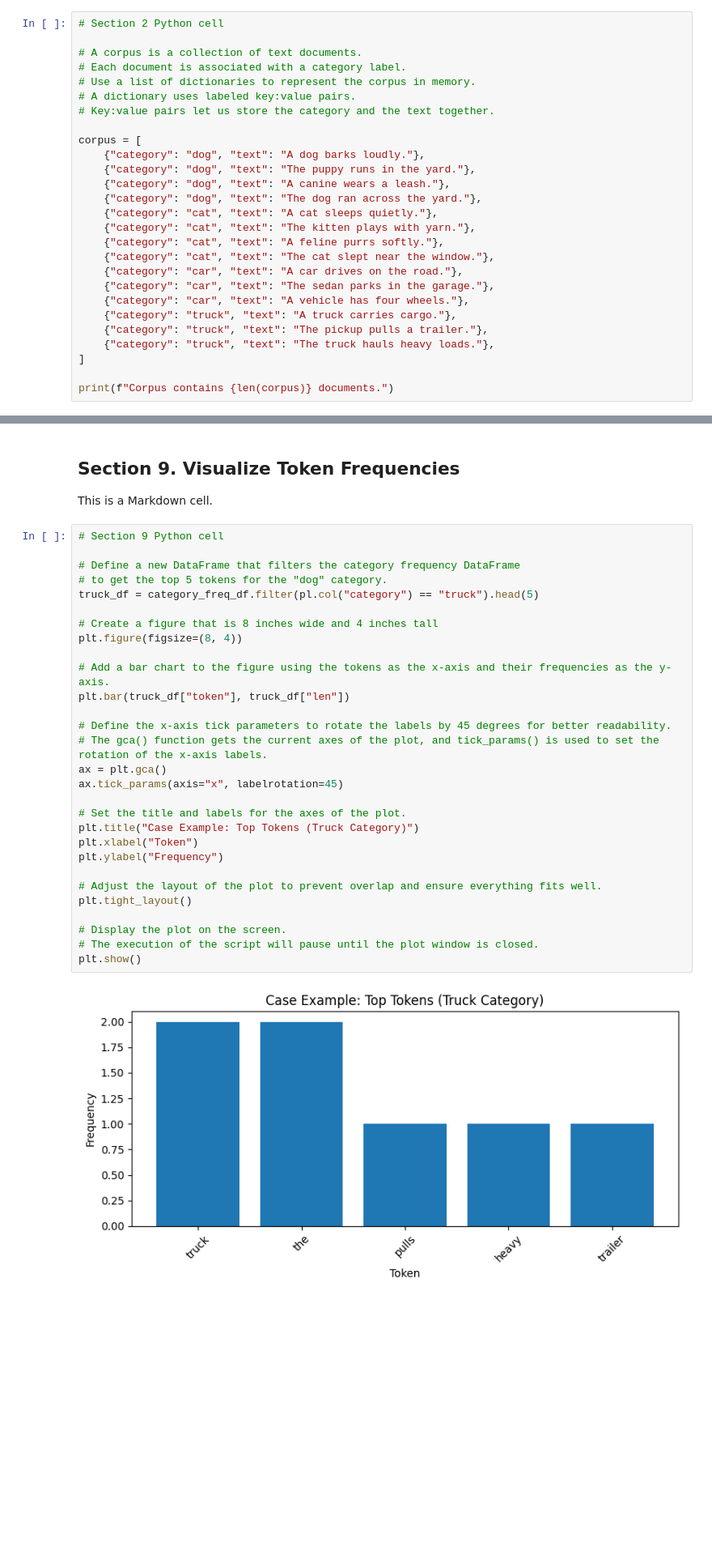
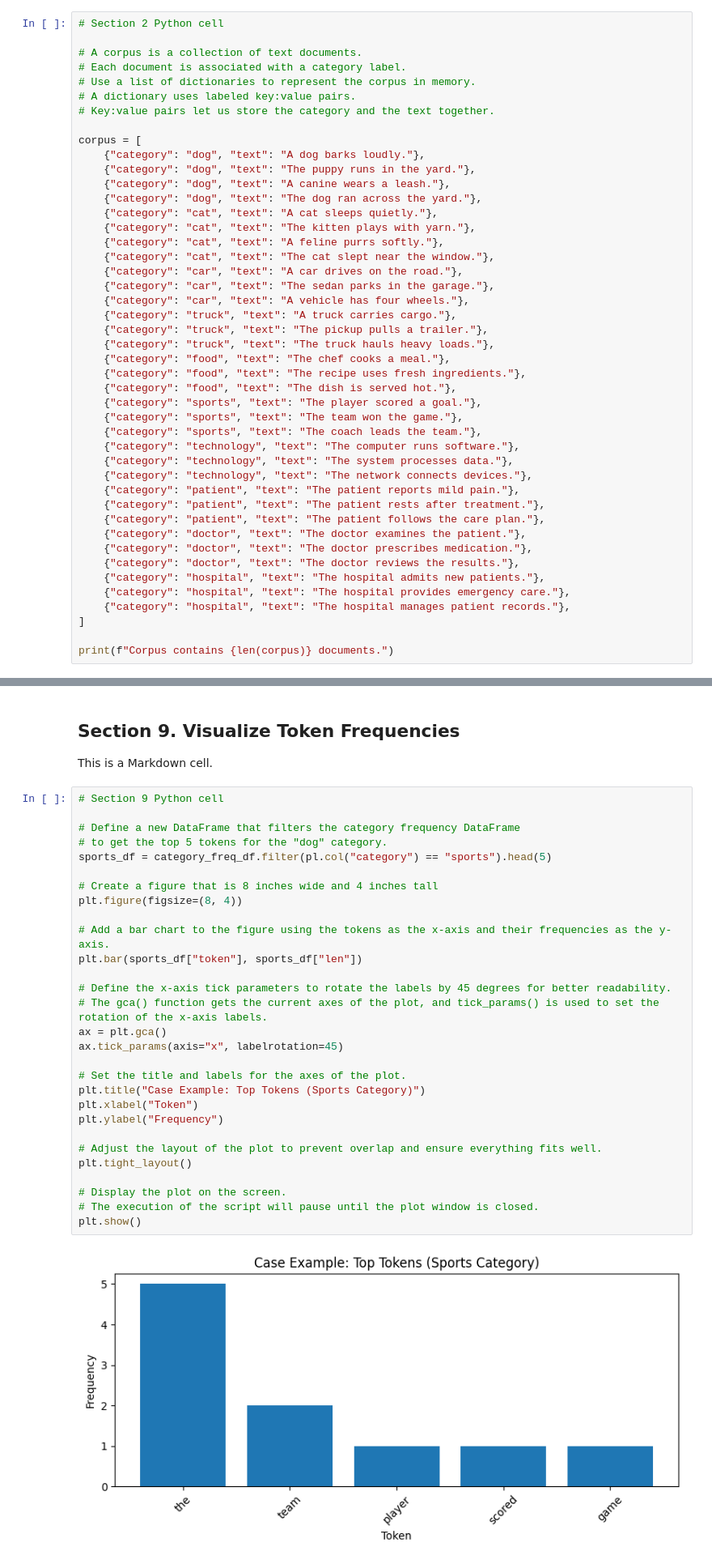
Before and after one commit to karlidean/nlp-03-text-exploration, a Jupyter notebook: notebooks/nlp_corpus_explore_karlidean.ipynb, the cells around one changed output, grey strips where cells are left out. Shown at 81% size. Drawn from its saved outputs; the diff is of its cells as text; blank space fills up the shorter version.

```diff
--- a/notebooks/nlp_corpus_explore_karlidean.ipynb
+++ b/notebooks/nlp_corpus_explore_karlidean.ipynb
@@ -137,6 +137,24 @@ corpus = [
     {"category": "truck", "text": "A truck carries cargo."},
     {"category": "truck", "text": "The pickup pulls a trailer."},
     {"category": "truck", "text": "The truck hauls heavy loads."},
+    {"category": "food", "text": "The chef cooks a meal."},
+    {"category": "food", "text": "The recipe uses fresh ingredients."},
+    {"category": "food", "text": "The dish is served hot."},
+    {"category": "sports", "text": "The player scored a goal."},
+    {"category": "sports", "text": "The team won the game."},
+    {"category": "sports", "text": "The coach leads the team."},
+    {"category": "technology", "text": "The computer runs software."},
+    {"category": "technology", "text": "The system processes data."},
+    {"category": "technology", "text": "The network connects devices."},
+    {"category": "patient", "text": "The patient reports mild pain."},
+    {"category": "patient", "text": "The patient rests after treatment."},
+    {"category": "patient", "text": "The patient follows the care plan."},
+    {"category": "doctor", "text": "The doctor examines the patient."},
+    {"category": "doctor", "text": "The doctor prescribes medication."},
+    {"category": "doctor", "text": "The doctor reviews the results."},
+    {"category": "hospital", "text": "The hospital admits new patients."},
+    {"category": "hospital", "text": "The hospital provides emergency care."},
+    {"category": "hospital", "text": "The hospital manages patient records."},
 ]
 
 print(f"Corpus contains {len(corpus)} documents.")
@@ -421,34 +463,34 @@ This is a Markdown cell.
 # %%
 # Section 9 Python cell
 
 # Define a new DataFrame that filters the category frequency DataFrame
 # to get the top 5 tokens for the "dog" category.
-truck_df = category_freq_df.filter(pl.col("category") == "truck").head(5)
+sports_df = category_freq_df.filter(pl.col("category") == "sports").head(5)
 
 # Create a figure that is 8 inches wide and 4 inches tall
 plt.figure(figsize=(8, 4))
 
 # Add a bar chart to the figure using the tokens as the x-axis and their frequencies as the y-axis.
-plt.bar(truck_df["token"], truck_df["len"])
+plt.bar(sports_df["token"], sports_df["len"])
 
 # Define the x-axis tick parameters to rotate the labels by 45 degrees for better readability.
 # The gca() function gets the current axes of the plot, and tick_params() is used to set the rotation of the x-axis labels.
 ax = plt.gca()
 ax.tick_params(axis="x", labelrotation=45)
 
 # Set the title and labels for the axes of the plot.
-plt.title("Case Example: Top Tokens (Truck Category)")
+plt.title("Case Example: Top Tokens (Sports Category)")
 plt.xlabel("Token")
 plt.ylabel("Frequency")
 
 # Adjust the layout of the plot to prevent overlap and ensure everything fits well.
 plt.tight_layout()
 
 # Display the plot on the screen.
 # The execution of the script will pause until the plot window is closed.
 plt.show()
 # %% [output]
-[figure, old version]
+[figure, new version]
 # %% [markdown]
 ## Section 10. Interpret Results and Identify Patterns
 
```
Also changed, not shown: parts of 9 cells of this notebook, 1 other file.
